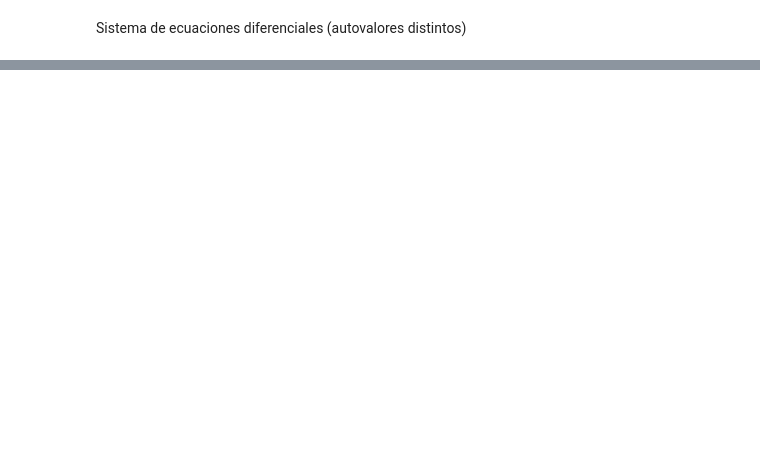
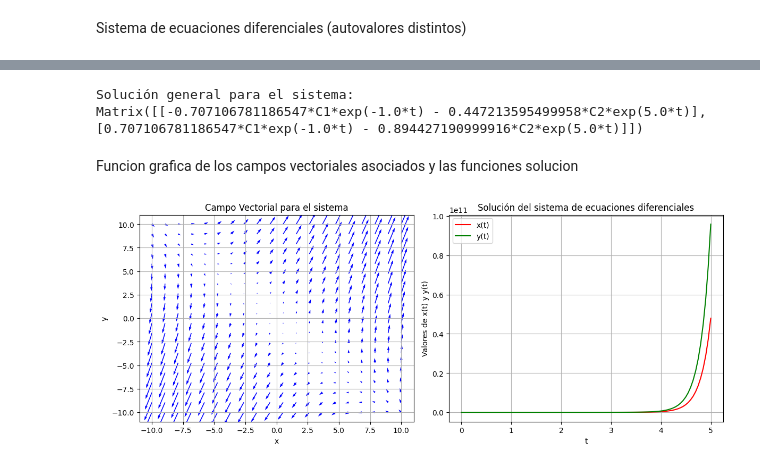
Before and after one commit to joaquinbianciotto/AnalisisNumerico2024g17, a Jupyter notebook: Part2.ipynb, the cells around one changed output, grey strips where cells are left out. Cells and saved outputs as stored; diff of their text form; code cells hidden in the pictures; blank space fills up the shorter version.

```diff
--- a/Part2.ipynb
+++ b/Part2.ipynb
@@ -21,0 +24,80 @@ ModuleNotFoundError: No module named 'sympy'
+# %%
+import numpy as np
+from sympy import symbols, Matrix, exp, Eq, solve
+
+# Definir la matriz del sistema
+A = np.array([[1, 2], [4, 3]])
+
+# Calcular autovalores y autovectores
+autoVal, autoVec = np.linalg.eig(A)
+
+# Definir variables simbólicas para el tiempo y las constantes de integración
+t = symbols('t')
+C1, C2 = symbols('C1 C2')
+
+# Función para generar la solución general de un sistema dado sus autovalores y autovectores
+def general_solution(autoVal, autoVec):
+    solution = C1 * Matrix(autoVec[:, 0]) * exp(autoVal[0] * t) + C2 * Matrix(autoVec[:, 1]) * exp(autoVal[1] * t)
+    return solution
+
+# Solución general para el sistema
+solution = general_solution(autoVal, autoVec)
+print("Solución general para el sistema:")
+print(solution)
+# %% [output]
+Solución general para el sistema:
+Matrix([[-0.707106781186547*C1*exp(-1.0*t) - 0.447213595499958*C2*exp(5.0*t)], [0.707106781186547*C1*exp(-1.0*t) - 0.894427190999916*C2*exp(5.0*t)]])
+# %% [markdown]
+Funcion grafica de los campos vectoriales asociados y las funciones solucion
+# %%
+import numpy as np
+import matplotlib.pyplot as plt
+from scipy.integrate import solve_ivp
+
+# Definir la función del sistema de ecuaciones diferenciales
+def system(t, z):
+    x, y = z
+    dxdt = x + 2*y
+    dydt = 4*x + 3*y
+    return [dxdt, dydt]
+
+# Condiciones iniciales para la solución
+x0, y0 = 1, 1  # Puedes cambiar estos valores
+t_span = (0, 5)
+t_eval = np.linspace(0, 5, 100)
+
+# Resolver el sistema de ecuaciones diferenciales
+sol = solve_ivp(system, t_span, [x0, y0], t_eval=t_eval)
+
+
+# Graficar el campo vectorial
+x_vals = np.linspace(-10, 10, 20)
+y_vals = np.linspace(-10, 10, 20)
+X, Y = np.meshgrid(x_vals, y_vals)
+U = X + 2*Y
+V = 4*X + 3*Y
+
+plt.figure(figsize=(12, 5))
+
+# Subplot 1: Campo vectorial
+plt.subplot(1, 2, 1)
+plt.quiver(X, Y, U, V, color='b')
+plt.xlabel("x")
+plt.ylabel("y")
+plt.title("Campo Vectorial para el sistema")
+plt.grid()
+
+# Subplot 2: Solución del sistema en función del tiempo
+plt.subplot(1, 2, 2)
+plt.plot(sol.t, sol.y[0], label="x(t)", color="r")
+plt.plot(sol.t, sol.y[1], label="y(t)", color="g")
+plt.xlabel("t")
+plt.ylabel("Valores de x(t) y y(t)")
+plt.title("Solución del sistema de ecuaciones diferenciales")
+plt.legend()
+plt.grid()
+
+plt.tight_layout()
+plt.show()
+# %% [output]
+[figure, added]
```
Also changed, not shown: parts of 4 cells of this notebook.
